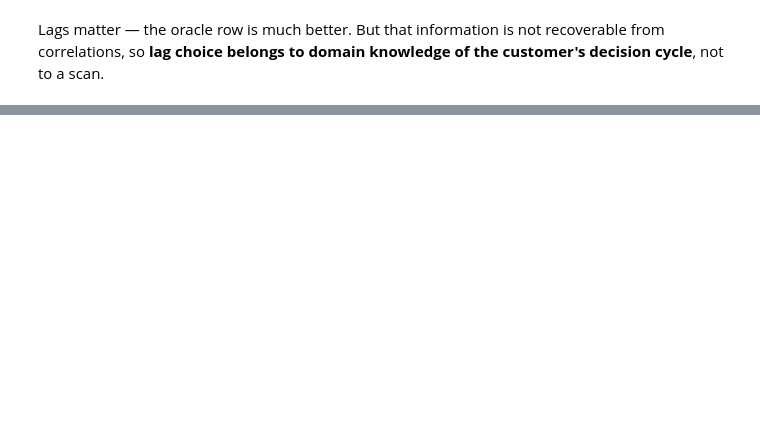
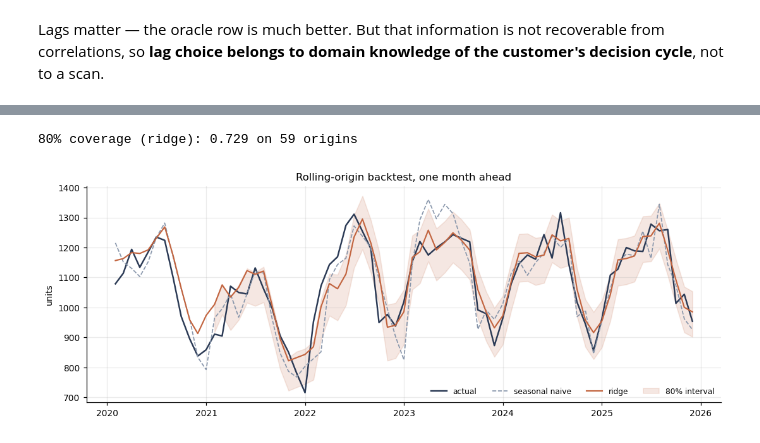
Before and after one commit to Fuzzy-sh/demand-forecasting-external-signals, a Jupyter notebook: notebooks/01_demand_forecasting.ipynb, the cells around one changed output, grey strips where cells are left out. Drawn from its saved outputs; the diff is of its cells as text; code cells hidden in the pictures; blank space fills up the shorter version.

```diff
--- a/notebooks/01_demand_forecasting.ipynb
+++ b/notebooks/01_demand_forecasting.ipynb
@@ -11,2 +54,7 @@ raw = G.make_dataset()train_end = raw.index[MIN_TRAIN - 1]ceiling = 1 - np.var(r
 # %%
-map_leaky = {r.feature: int(r.selected_lag)             for r in L.select_lags(raw, G.EXTERNAL_COLS, train_end=None).itertuples()}mat_leaky = F.build_matrix(G.drop_oracle(raw), map_leaky,                           include_contemporaneous_internal=True, drop_raw_external=False)XA, yA = F.xy(mat_leaky)L.audit_feature_timing(XA, yA, top_n=8).round(3)
+map_leaky = {r.feature: int(r.selected_lag)
+             for r in L.select_lags(raw, G.EXTERNAL_COLS, train_end=None).itertuples()}
+mat_leaky = F.build_matrix(G.drop_oracle(raw), map_leaky,
+                           include_contemporaneous_internal=True, drop_raw_external=False)
+XA, yA = F.xy(mat_leaky)
+L.audit_feature_timing(XA, yA, top_n=8).round(3)
@@ -35,3 +202,20 @@ display(resB.metrics.round(3))pd.DataFrame([M.threshold_events(resB.predictions,
 # %%
-best = resB.metrics.iloc[0]["model"]iv = M.residual_intervals(resB.predictions, best, level=0.8)print(f"80% coverage ({best}): {iv['covered'].mean():.3f} "      f"on {int(iv['covered'].notna().sum())} origins")p = resB.predictionsplt.figure(figsize=(10, 3.8))plt.plot(p.index, p["actual"], color=INK, lw=1.6, label="actual")plt.plot(p.index, p["seasonal_naive"], color=MUTED, lw=1.1, ls="--", label="seasonal naive")plt.plot(p.index, p[best], color=ACCENT, lw=1.4, label=f"{best}")ok = iv["lo"].notna()plt.fill_between(iv.index[ok], iv["lo"][ok], iv["hi"][ok], color=ACCENT, alpha=0.15,                 label="80% interval")plt.ylabel("units"); plt.legend(frameon=False, ncol=4, fontsize=8)plt.title("Rolling-origin backtest, one month ahead"); plt.tight_layout(); plt.show()
+best = resB.metrics.iloc[0]["model"]
+iv = M.residual_intervals(resB.predictions, best, level=0.8)
+print(f"80% coverage ({best}): {iv['covered'].mean():.3f} "
+      f"on {int(iv['covered'].notna().sum())} origins")
+
+p = resB.predictions
+plt.figure(figsize=(10, 3.8))
+plt.plot(p.index, p["actual"], color=INK, lw=1.6, label="actual")
+plt.plot(p.index, p["seasonal_naive"], color=MUTED, lw=1.1, ls="--", label="seasonal naive")
+plt.plot(p.index, p[best], color=ACCENT, lw=1.4, label=f"{best}")
+ok = iv["lo"].notna()
+plt.fill_between(iv.index[ok], iv["lo"][ok], iv["hi"][ok], color=ACCENT, alpha=0.15,
+                 label="80% interval")
+plt.ylabel("units"); plt.legend(frameon=False, ncol=4, fontsize=8)
+plt.title("Rolling-origin backtest, one month ahead"); plt.tight_layout(); plt.show()
+# %% [output]
+80% coverage (ridge): 0.729 on 59 origins
+[figure, added]
 # %% [markdown]
```
Also changed, not shown: parts of 8 cells of this notebook.
